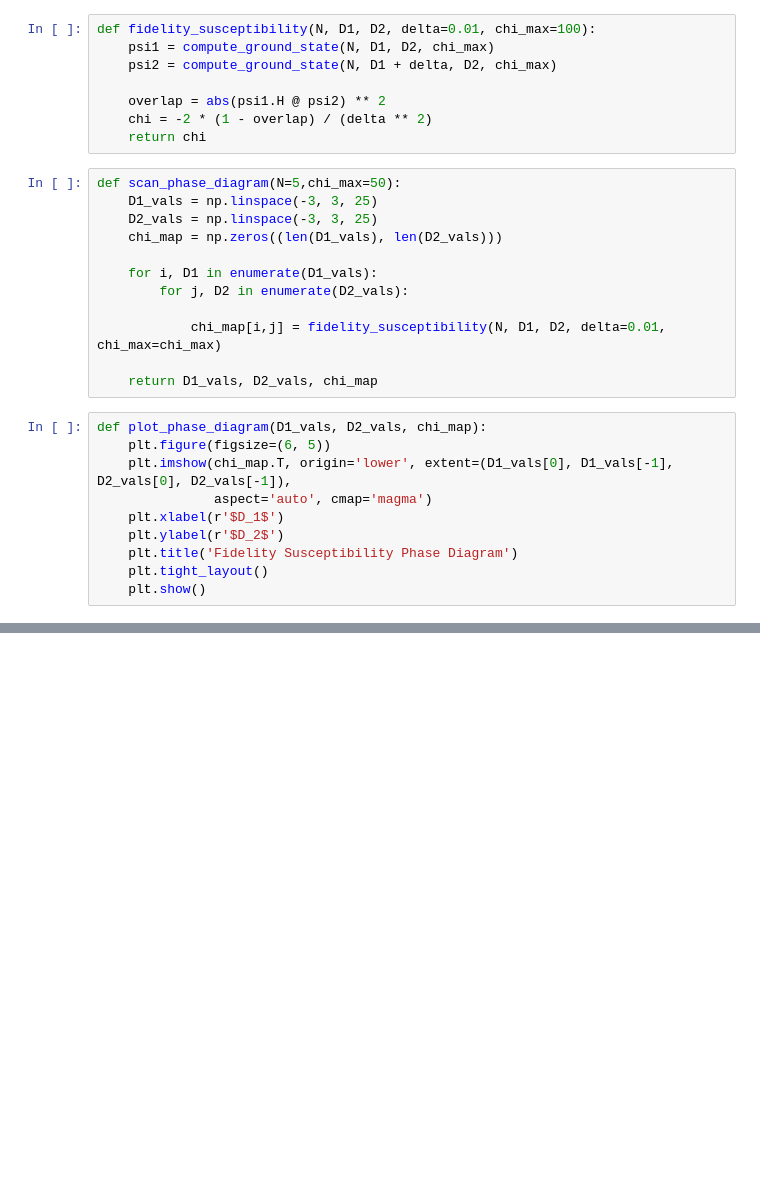
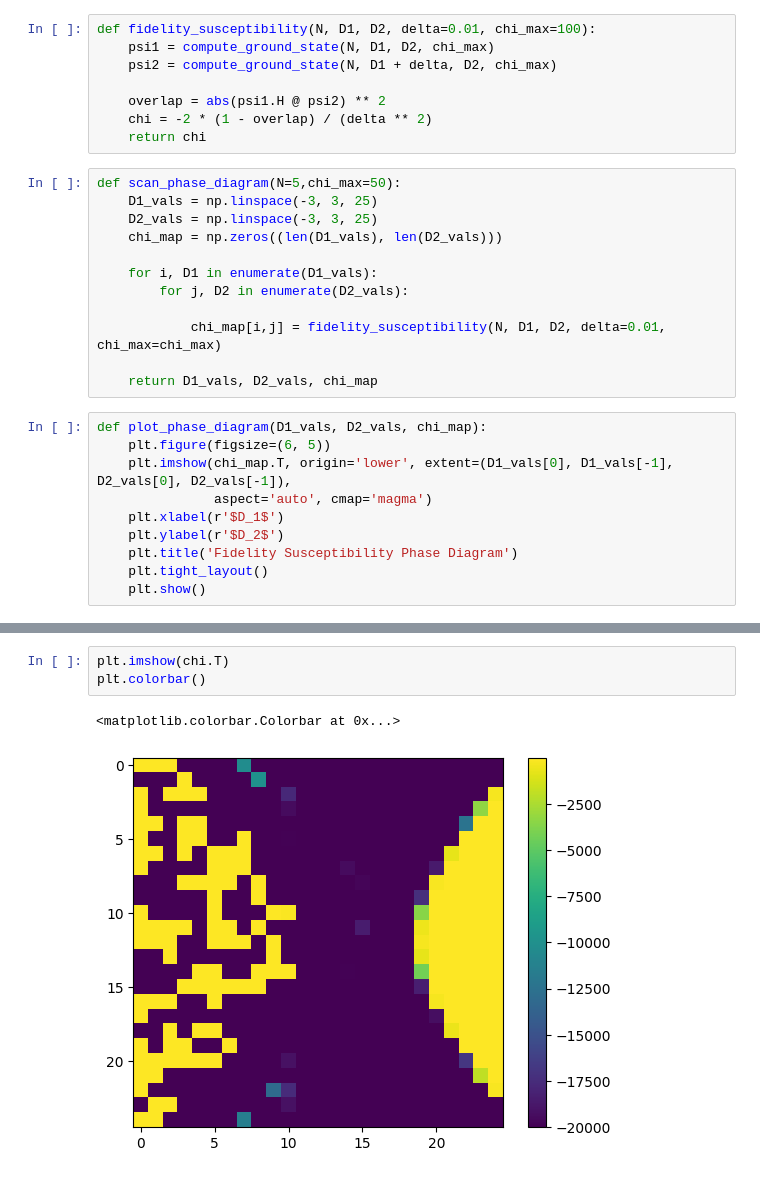
Before and after one commit to mehrankhosrojerdi/4th_project_with_UCL, a Jupyter notebook: recunstruct_phase_diagram.ipynb, the cells around one changed output, grey strips where cells are left out. Saved outputs shown, nothing was run; the diff lists cells and outputs as text; blank space fills up the shorter version.

```diff
--- a/recunstruct_phase_diagram.ipynb
+++ b/recunstruct_phase_diagram.ipynb
@@ -68,0 +67,6 @@ plot_phase_diagram(D1, D2, chi)
+# %%
+plt.imshow(chi.T)
+plt.colorbar()
+# %% [output]
+<matplotlib.colorbar.Colorbar at 0x...>
+[figure, added]
```
Also changed, not shown: parts of 2 cells of this notebook.
